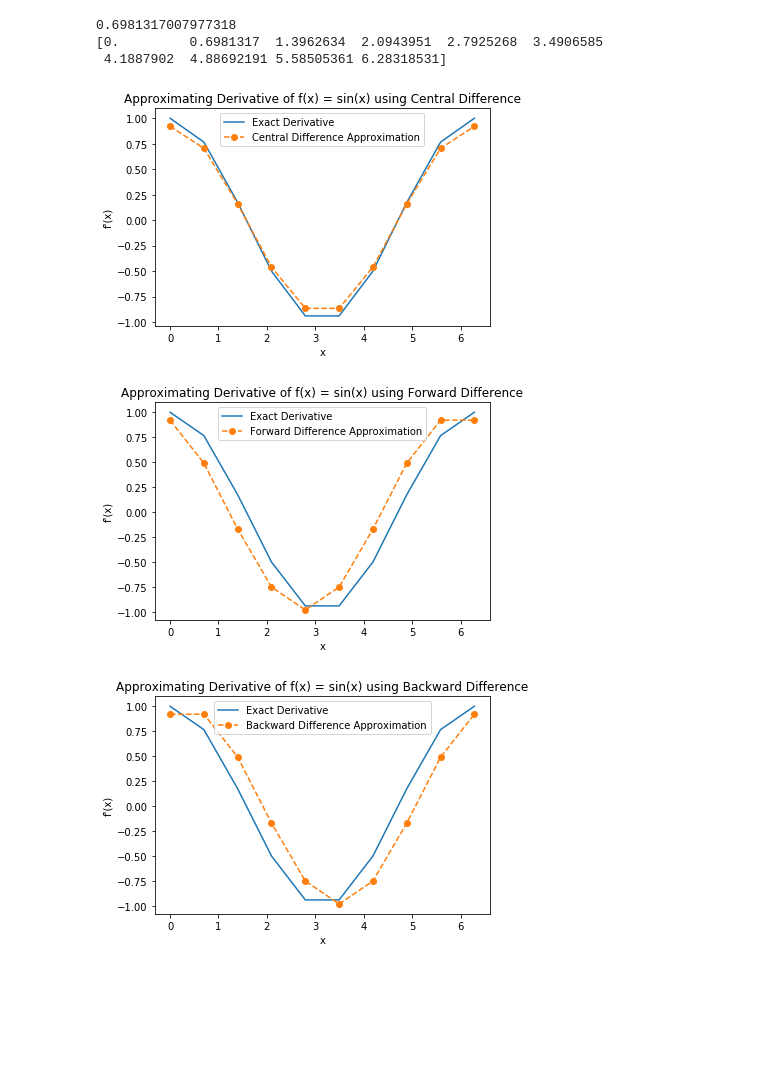
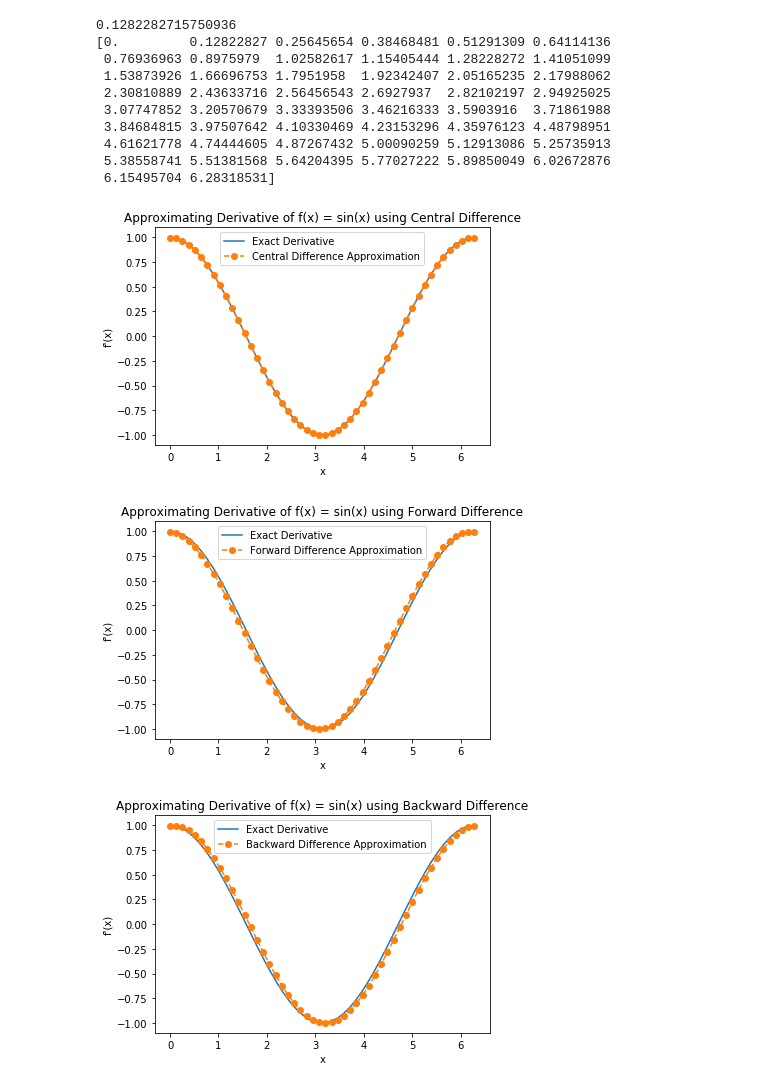
Before and after one commit to rithikabakshi/coe311k, a Jupyter notebook: classwork/sampleCode/discretization.ipynb, the cells around one changed output. Saved outputs shown, nothing was run; the diff lists cells and outputs as text; code cells hidden in the pictures; blank space fills up the shorter version.

```diff
--- a/classwork/sampleCode/discretization.ipynb
+++ b/classwork/sampleCode/discretization.ipynb
@@ -3,0 +1,20 @@
+# %%
+import numpy as np
+import matplotlib.pyplot as plt
+
+# Define the function and the domain
+f = lambda x: np.sin(x)
+a, b = 0, 2 * np.pi  # Interval
+N = 50  # Number of sample points
+
+# Create a uniform grid
+x = np.linspace(a, b, N)
+y = f(x)
+
+# Plot the sampled points
+plt.plot(x, y, 'o-', label='Sampled Points')
+plt.xlabel('x')
+plt.ylabel('f(x)')
+plt.title('Uniform Sampling of f(x) = sin(x)')
+plt.legend()
+plt.show()
@@ -7,48 +26,55 @@ h = (b - a) / (N - 1)
 print(h)
 print(x)
 # %% [output]
-0.6981317007977318
-[0.         0.6981317  1.3962634  2.0943951  2.7925268  3.4906585
- 4.1887902  4.88692191 5.58505361 6.28318531]
+0.1282282715750936
+[0.         0.12822827 0.25645654 0.38468481 0.51291309 0.64114136
+ 0.76936963 0.8975979  1.02582617 1.15405444 1.28228272 1.41051099
+ 1.53873926 1.66696753 1.7951958  1.92342407 2.05165235 2.17988062
+ 2.30810889 2.43633716 2.56456543 2.6927937  2.82102197 2.94925025
+ 3.07747852 3.20570679 3.33393506 3.46216333 3.5903916  3.71861988
+ 3.84684815 3.97507642 4.10330469 4.23153296 4.35976123 4.48798951
+ 4.61621778 4.74444605 4.87267432 5.00090259 5.12913086 5.25735913
+ 5.38558741 5.51381568 5.64204395 5.77027222 5.89850049 6.02672876
+ 6.15495704 6.28318531]
 # %%
 # Central Difference Approximation for the derivative
-df_dx = (f(x + h) - f(x - h)) / (2 * h)
+cent_df_dx = (f(x + h) - f(x - h)) / (2 * h)
 
 # Plot the approximation and the true derivative
 plt.plot(x, np.cos(x), label='Exact Derivative')
-plt.plot(x, df_dx, 'o--', label='Central Difference Approximation')
+plt.plot(x, cent_df_dx, 'o--', label='Central Difference Approximation')
 plt.xlabel('x')
 plt.ylabel("f'(x)")
 plt.title("Approximating Derivative of f(x) = sin(x) using Central Difference")
 plt.legend()
 plt.show()
 # %% [output]
-[figure, old version]
+[figure, new version]
 # %%
 # Forward Difference Approximation for the derivative
-df_dx = (f(x + h) - f(x)) / (h)
+for_df_dx = (f(x + h) - f(x)) / (h)
 
 # Plot the approximation and the true derivative
 plt.plot(x, np.cos(x), label='Exact Derivative')
-plt.plot(x, df_dx, 'o--', label='Forward Difference Approximation')
+plt.plot(x, for_df_dx, 'o--', label='Forward Difference Approximation')
 plt.xlabel('x')
 plt.ylabel("f'(x)")
 plt.title("Approximating Derivative of f(x) = sin(x) using Forward Difference")
 plt.legend()
 plt.show()
 # %% [output]
-[figure, old version]
+[figure, new version]
 # %%
 # Backward Difference Approximation for the derivative
-df_dx = (f(x) - f(x - h)) / (h)
+back_df_dx = (f(x) - f(x - h)) / (h)
 
 # Plot the approximation and the true derivative
 plt.plot(x, np.cos(x), label='Exact Derivative')
-plt.plot(x, df_dx, 'o--', label='Backward Difference Approximation')
+plt.plot(x, back_df_dx, 'o--', label='Backward Difference Approximation')
 plt.xlabel('x')
 plt.ylabel("f'(x)")
 plt.title("Approximating Derivative of f(x) = sin(x) using Backward Difference")
 plt.legend()
 plt.show()
 # %% [output]
-[figure, old version]
+[figure, new version]
```
Also changed, not shown: parts of 2 cells of this notebook, 2 other files.
